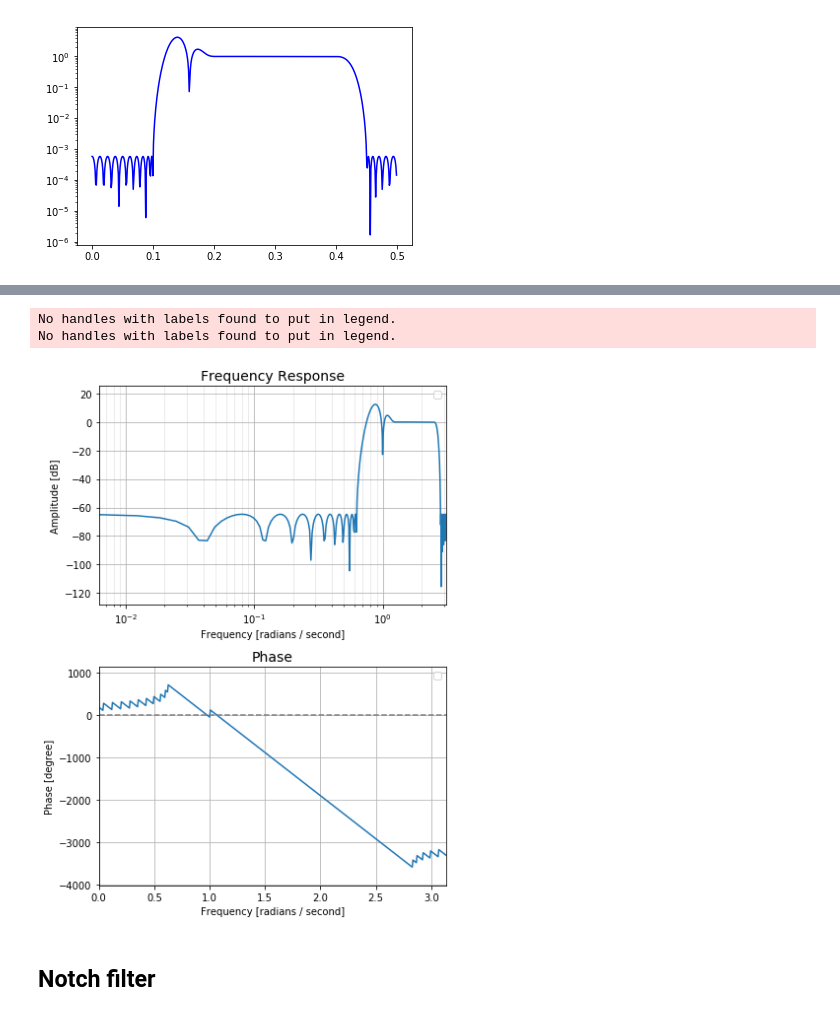
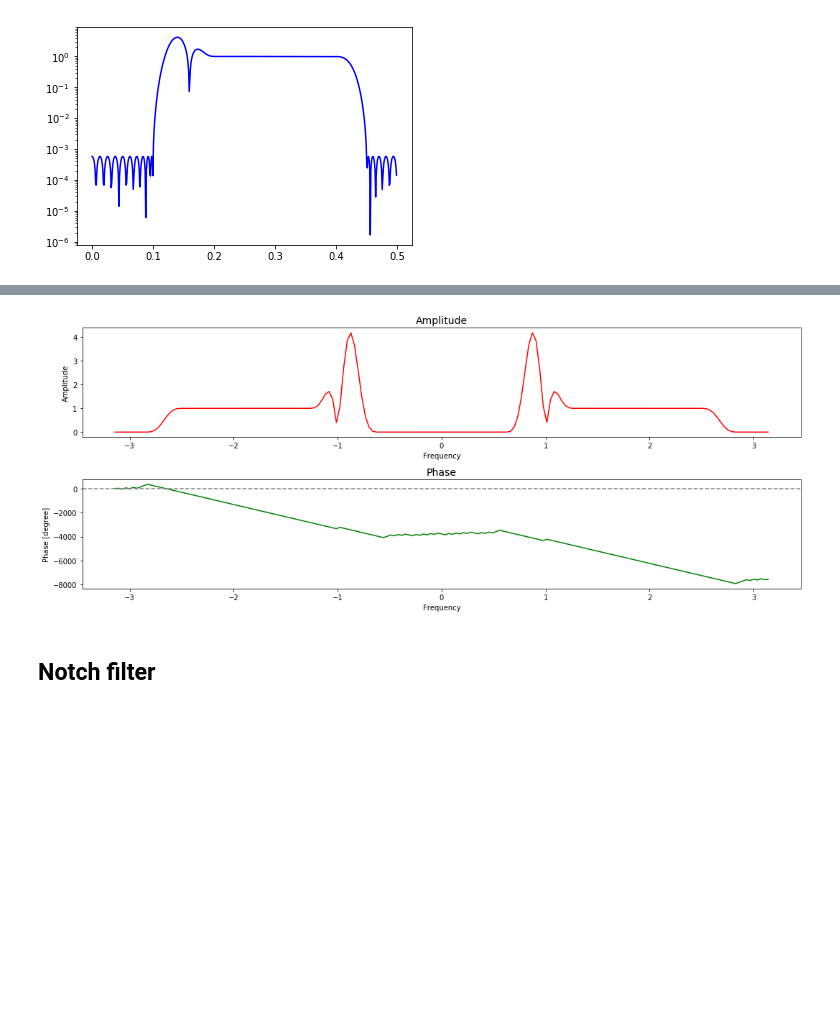
Before and after one commit to Wei1234c/Digital_Signal_Processing, a Jupyter notebook: notebooks/week6/Week 6 Lab.ipynb, the cells around one changed output, grey strips where cells are left out. Cells and saved outputs as stored; diff of their text form; code cells hidden in the pictures; blank space fills up the shorter version.

```diff
--- a/notebooks/week6/Week 6 Lab.ipynb
+++ b/notebooks/week6/Week 6 Lab.ipynb
@@ -762,9 +759,7 @@ Filter.plot_freq_phase_response_pi2(freq, response)
-# %%
-Filter.plot_freq_phase_response(freq, response)
-# %% [output]
-No handles with labels found to put in legend.
-No handles with labels found to put in legend.
-[figure, removed]
+# %%
+f, h = Filter.get_H_from_polynomials([bpass], plot = True)
+# %% [output]
+[figure, added]
 # %% [markdown]
 ## Notch filter
 # %%
```
Also changed, not shown: parts of 6 cells of this notebook, 11 other files.
